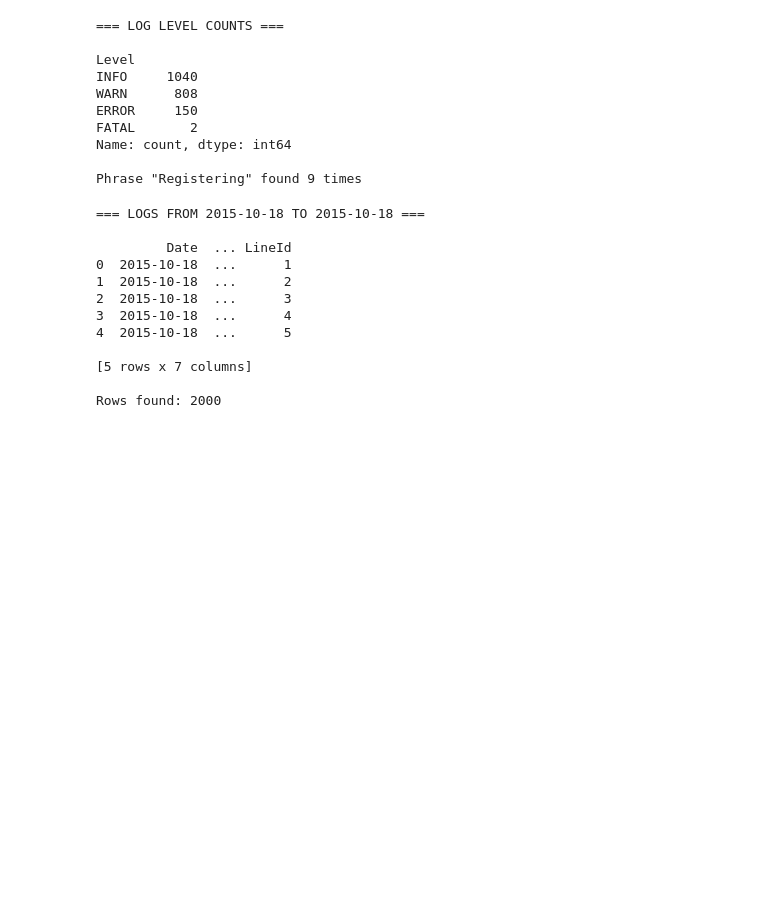
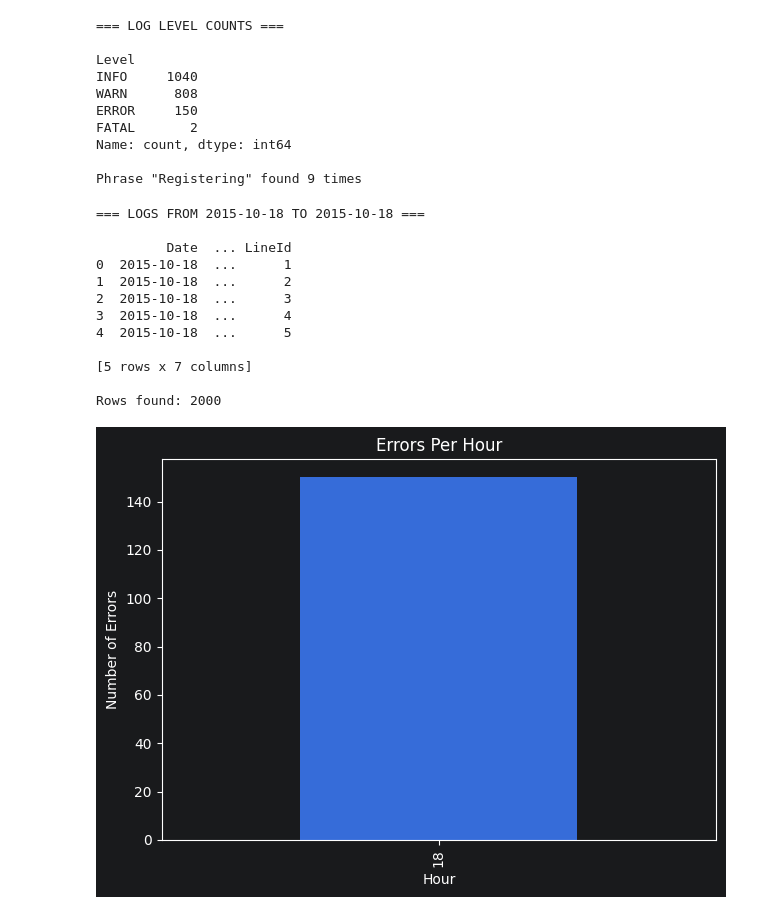
Before and after one commit to lukaskierzek/prir_projekt, a Jupyter notebook: experiments.ipynb, the cells around one changed output. Drawn from its saved outputs; the diff is of its cells as text; code cells hidden in the pictures; blank space fills up the shorter version.

```diff
--- a/experiments.ipynb
+++ b/experiments.ipynb
@@ -22 +30,8 @@ df.head()
+# %%
+log_file_2k: str = HADOOP_LOG_2K
+output_file_2k: str = HADOOP_CSV_2K
+
+df_2k = load_and_parse_logs(log_file_2k, output_file_2k)
+
+df = df_2k
 # %%
@@ -198,3 +190,14 @@ run_command(
 [5 rows x 7 columns]
 
 Rows found: 2000
+# %%
+errors_per_hour = count_errors_per_hour(df)
+
+plot_series(
+    errors_per_hour,
+    title="Errors Per Hour",
+    xlabel="Hour",
+    ylabel="Number of Errors"
+)
+# %% [output]
+[figure, added]
```
Also changed, not shown: parts of 7 cells of this notebook, 4 other files.
